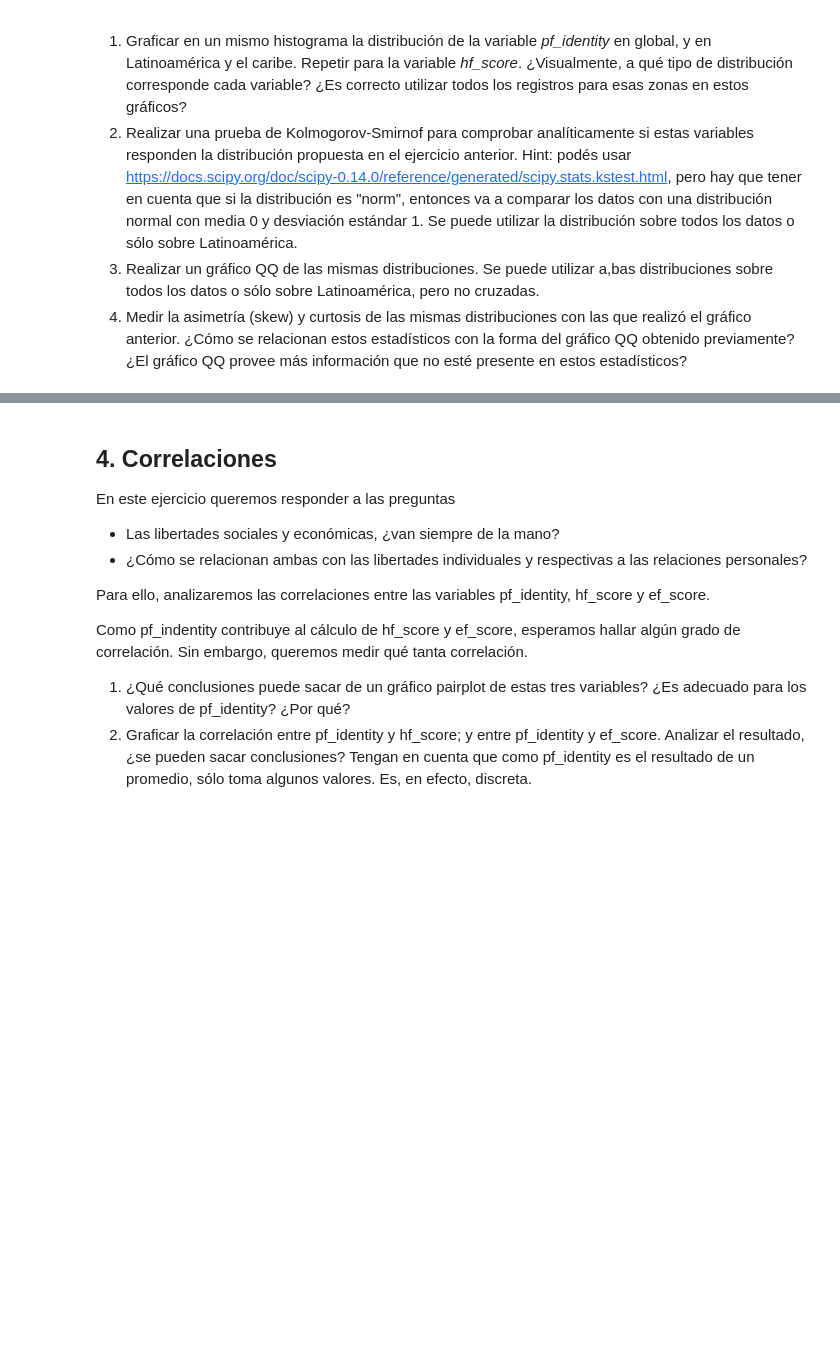
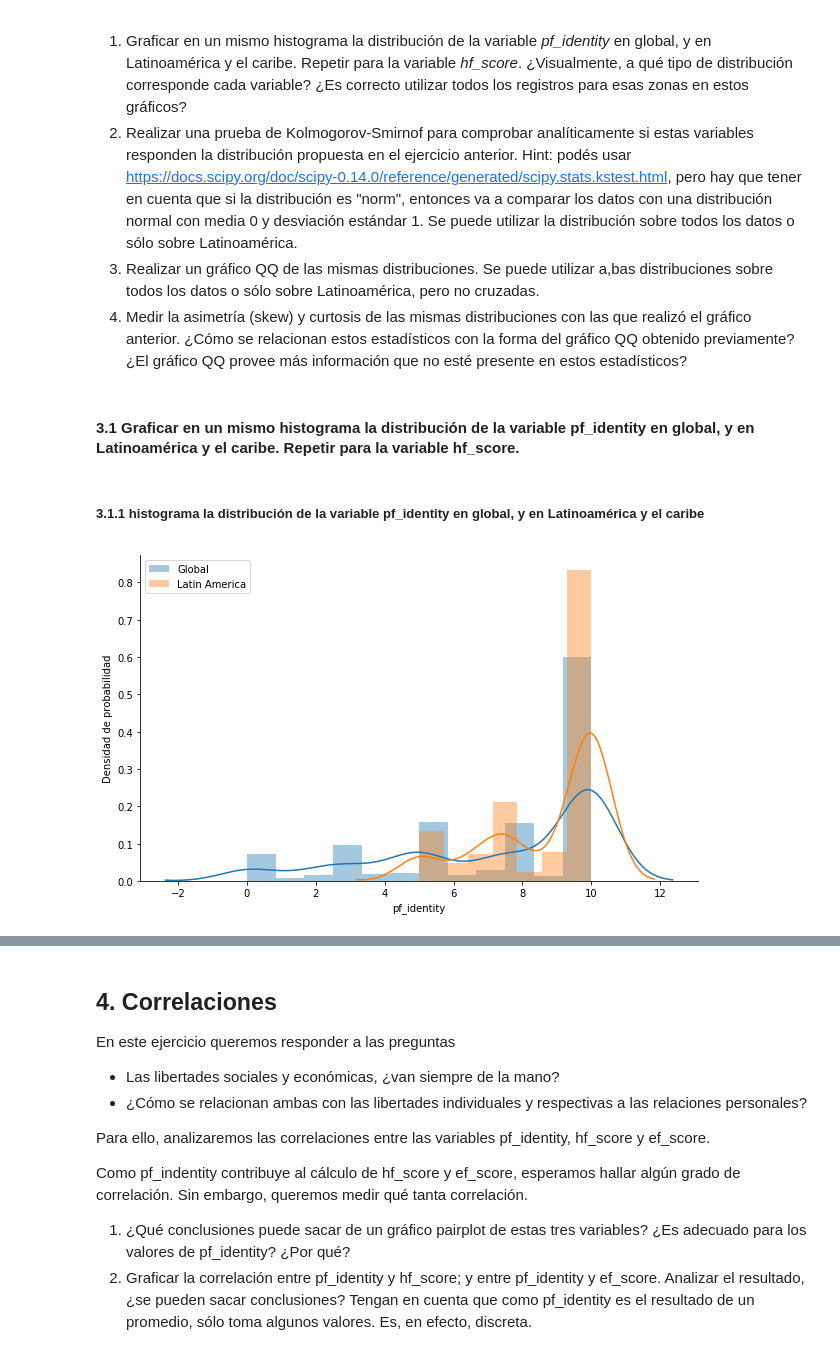
Before and after one commit to abernalc/diplodatos2019, a Jupyter notebook: 02_practico_I.ipynb, the cells around one changed output, grey strips where cells are left out. Drawn from its saved outputs; the diff is of its cells as text; code cells hidden in the pictures; blank space fills up the shorter version.

```diff
--- a/02_practico_I.ipynb
+++ b/02_practico_I.ipynb
@@ -214,3 +216,17 @@ Sólo por curiosidad, graficar la tendencia de *hf_score* y *ef_score* a través
   2. Realizar una prueba de Kolmogorov-Smirnof para comprobar analíticamente si estas variables responden la distribución propuesta en el ejercicio anterior. Hint: podés usar https://docs.scipy.org/doc/scipy-0.14.0/reference/generated/scipy.stats.kstest.html, pero hay que tener en cuenta que si la distribución es "norm", entonces va a comparar los datos con una distribución normal con media 0 y desviación estándar 1. Se puede utilizar la distribución sobre todos los datos o sólo sobre Latinoamérica.
   3. Realizar un gráfico QQ de las mismas distribuciones. Se puede utilizar a,bas distribuciones sobre todos los datos o sólo sobre Latinoamérica, pero no cruzadas.
   4. Medir la asimetría (skew) y curtosis de las mismas distribuciones con las que realizó el gráfico anterior. ¿Cómo se relacionan estos estadísticos con la forma del gráfico QQ obtenido previamente? ¿El gráfico QQ provee más información que no esté presente en estos estadísticos?
+# %% [markdown]
+#### 3.1 Graficar en un mismo histograma la distribución de la variable pf_identity en global, y en Latinoamérica y el caribe. Repetir para la variable hf_score.
+# %% [markdown]
+##### 3.1.1 histograma la distribución de la variable pf_identity en global, y en Latinoamérica y el caribe
+# %%
+
+plt.figure(figsize=(10,6))
+seaborn.distplot(ds['pf_identity'].dropna(), label='Global')
+seaborn.distplot(ds[ds.region == "Latin America & the Caribbean"]['pf_identity'].dropna(), label='Latin America')
+plt.ylabel('Densidad de probabilidad')
+plt.legend()
+seaborn.despine()
+# %% [output]
+[figure, added]
```
Also changed, not shown: parts of 5 cells of this notebook.
